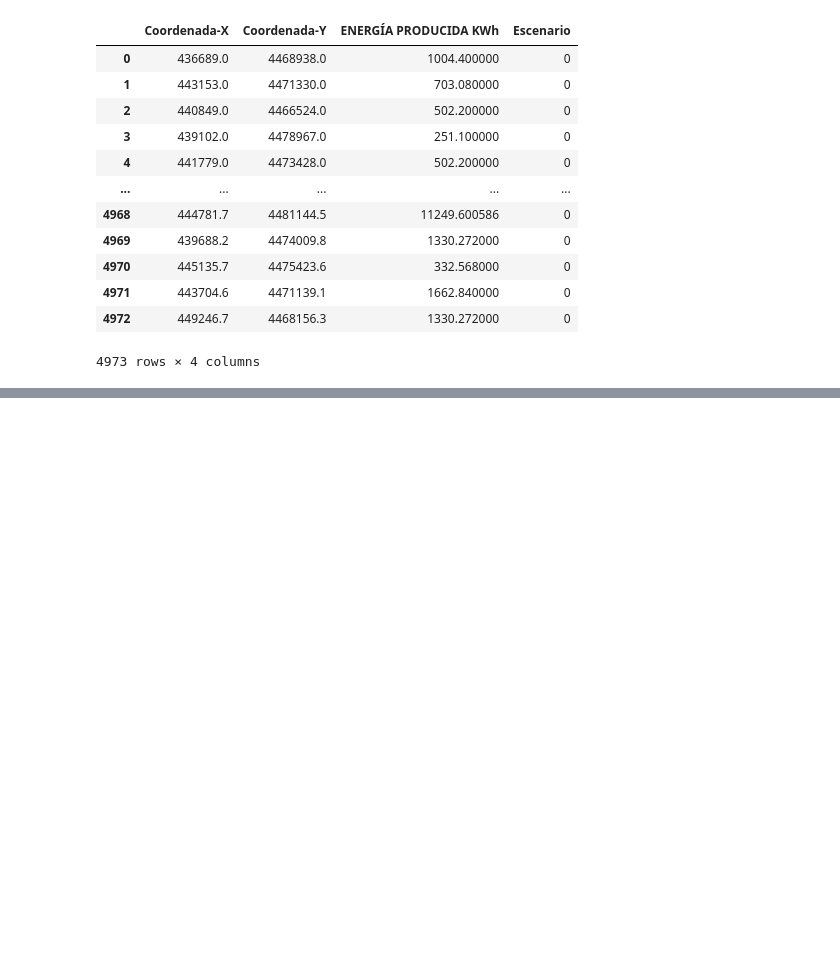
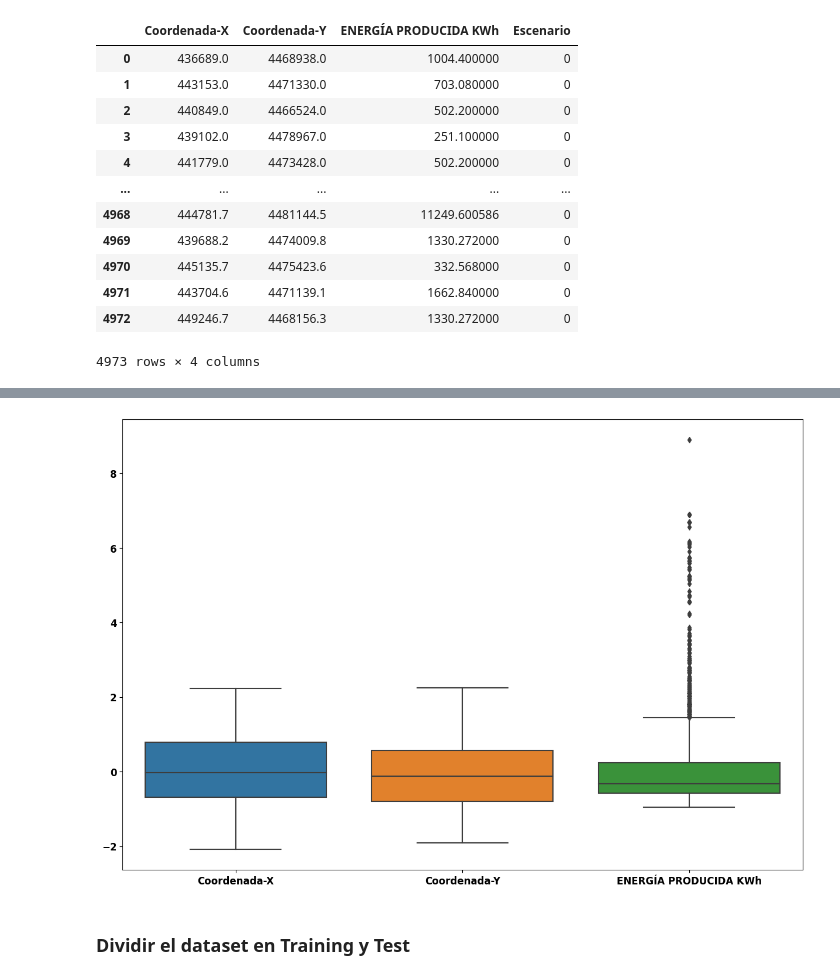
Before and after one commit to Jacobo24/fase2_intento, a Jupyter notebook: fase2.ipynb, the cells around one changed output, grey strips where cells are left out. Drawn from its saved outputs; the diff is of its cells as text; code cells hidden in the pictures; blank space fills up the shorter version.

```diff
--- a/fase2.ipynb
+++ b/fase2.ipynb
@@ -309,0 +319,8 @@ df_potencia
+# %%
+X =   df_potencia.drop('Escenario', axis = 'columns')
+y = df_potencia['Escenario']
+# %%
+from sklearn.preprocessing import StandardScaler
+scaler = StandardScaler().fit(X)
+ds_normal = scaler.transform(X)
+ds_normal
@@ -309,0 +335,4 @@ df_potencia
+# %%
+X_normal = pd.DataFrame(ds_normal, columns=X.columns)
+print(type(X_normal))
+X_normal
@@ -309,0 +366,8 @@ df_potencia
+# %%
+plt.figure(figsize=(15,10))
+sns.boxplot(data=X_normal, orient = 'v')
+plt.show()
+# %% [output]
+[figure, added]
+# %% [markdown]
+### Dividir el dataset en Training y Test
```
Also changed, not shown: parts of 6 cells of this notebook.
